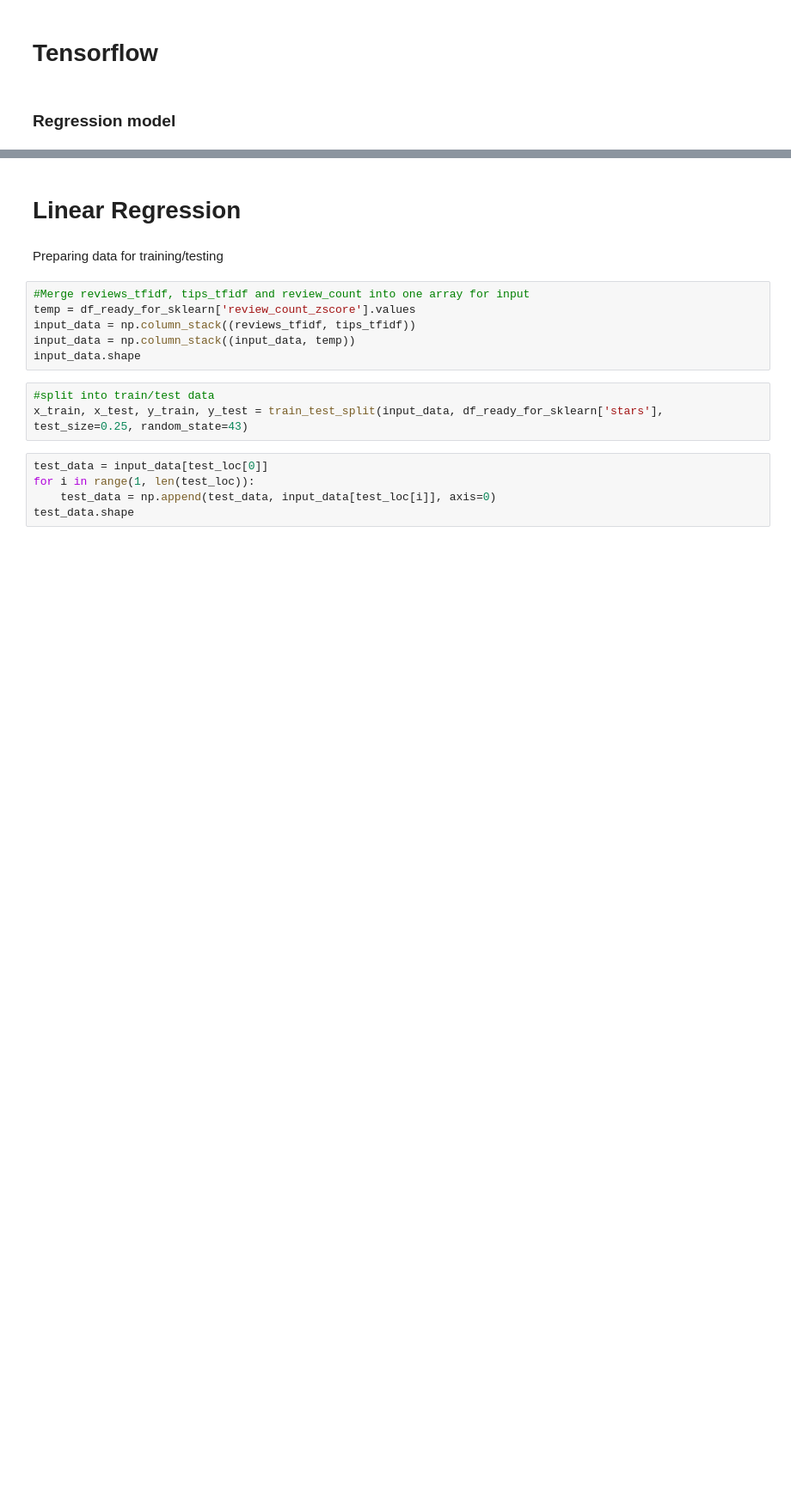
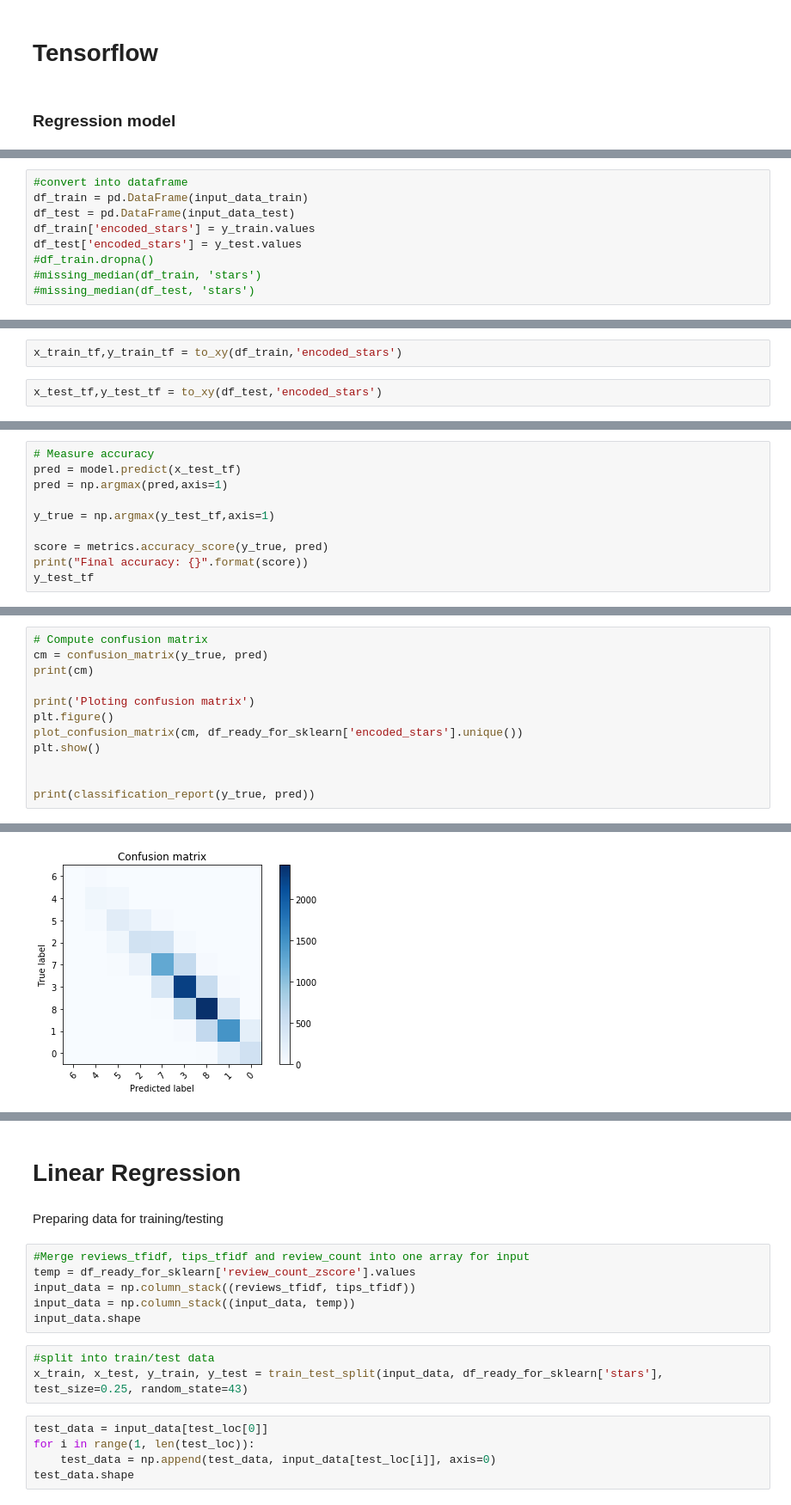
Before and after one commit to hgdangkhoi/CSC215_Project2, a Jupyter notebook: Khoi-Hoang_William-Dobson_CSC215_MiniProject2.ipynb, the cells around one changed output, grey strips where cells are left out. Shown at 86% size. Saved outputs shown, nothing was run; the diff lists cells and outputs as text; blank space fills up the shorter version.

```diff
--- a/Khoi-Hoang_William-Dobson_CSC215_MiniProject2.ipynb
+++ b/Khoi-Hoang_William-Dobson_CSC215_MiniProject2.ipynb
@@ -430,0 +548,9 @@ vectorizer.get_feature_names()
+# %%
+#convert into dataframe
+df_train = pd.DataFrame(input_data_train)
+df_test = pd.DataFrame(input_data_test)
+df_train['encoded_stars'] = y_train.values
+df_test['encoded_stars'] = y_test.values
+#df_train.dropna()
+#missing_median(df_train, 'stars')
+#missing_median(df_test, 'stars')
@@ -430,0 +566,4 @@ vectorizer.get_feature_names()
+# %%
+x_train_tf,y_train_tf = to_xy(df_train,'encoded_stars')
+# %%
+x_test_tf,y_test_tf = to_xy(df_test,'encoded_stars')
@@ -430,0 +620,10 @@ vectorizer.get_feature_names()
+# %%
+# Measure accuracy
+pred = model.predict(x_test_tf)
+pred = np.argmax(pred,axis=1)
+
+y_true = np.argmax(y_test_tf,axis=1)
+
+score = metrics.accuracy_score(y_true, pred)
+print("Final accuracy: {}".format(score))
+y_test_tf
@@ -430,0 +639,13 @@ vectorizer.get_feature_names()
+# %%
+# Compute confusion matrix
+cm = confusion_matrix(y_true, pred)
+print(cm)
+
+print('Ploting confusion matrix')
+plt.figure()
+plot_confusion_matrix(cm, df_ready_for_sklearn['encoded_stars'].unique())
+plt.show()
+
+
+print(classification_report(y_true, pred))
+# %% [output]
@@ -430,0 +662 @@ vectorizer.get_feature_names()
+[figure, added]
```
Also changed, not shown: parts of 40 cells of this notebook.
